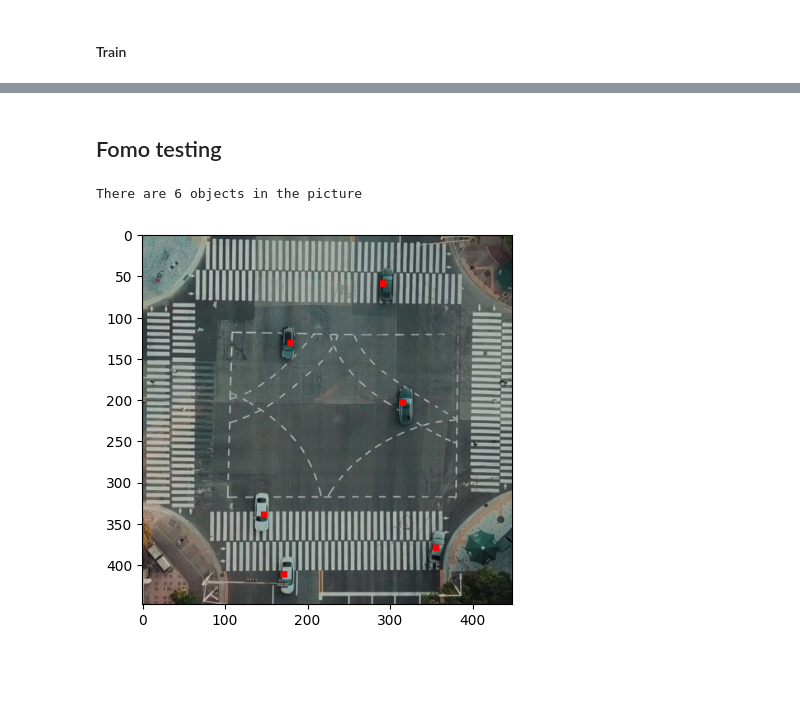
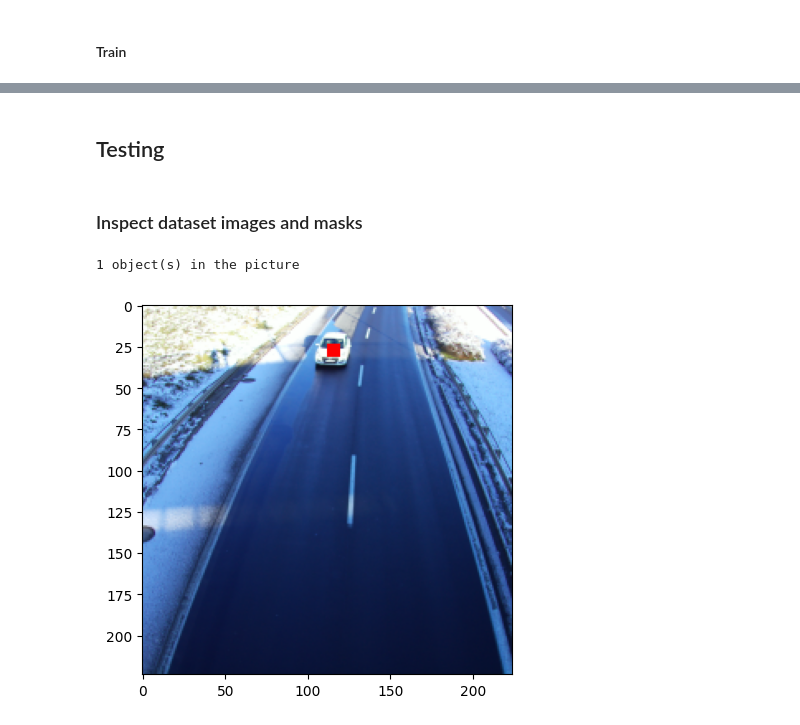
Before and after one commit to krzy3chu/FOMO, a Jupyter notebook: fomo.ipynb, the cells around one changed output, grey strips where cells are left out. Cells and saved outputs as stored; diff of their text form; code cells hidden in the pictures; blank space fills up the shorter version.

Commit message:
Split dataset to train/val in folders, refactor testing code.

```diff
--- a/fomo.ipynb
+++ b/fomo.ipynb
@@ -27,17 +26,17 @@ from pytorch_lightning.loggers import MLFlowLogger
 # %% [markdown]
 #### Constants
 # %%
-DATASET_DIR = Path("data")
+DATASET_DIR = Path("../cars_dataset_split")
+
 IMAGE_RESOLUTION = 224
 GRID_SCALE = 8
 NUMBER_OF_CLASSES = 1
 
-NUMBER_OF_EPOCHS = 100
-BATCH_SIZE = 20
+NUMBER_OF_EPOCHS = 10
+BATCH_SIZE = 32
 LEARNING_RATE = 1e-3
 
-DETECTION_THRESHOLD = 0.5
-CONNECTED_COMPONENTS = True
+DETECTION_THRESHOLD = 0.2
 # %% [markdown]
 #### BoundingBoxToMask
 # %%
@@ -74,16 +73,15 @@ class VehicleDataset(Dataset):
     def __init__(
         self,
         dataset_dir: Path,
-        subset: list[str],
         transform=None,
         target_transform=None,
     ):
-        self._images = [
-            dataset_dir / "images" / (element + ".jpg") for element in subset
-        ]
-        self._bounding_boxes = [
-            dataset_dir / "labels" / (element + ".txt") for element in subset
-        ]
+        self._images = sorted([
+            element for element in (dataset_dir / Path("images")).iterdir()
+        ])
+        self._bounding_boxes = sorted([
+            element for element in (dataset_dir / Path("labels/bounding_boxes")).iterdir()
+        ])
         self._transform = transform
         self._target_transform = target_transform
 
@@ -307,16 +302,28 @@ LOCAL_RANK: 0 - CUDA_VISIBLE_DEVICES: [0]
-# %% [markdown]
-## Fomo testing
+# %% [markdown]
+## Testing
+# %% [markdown]
+### Inspect dataset images and masks
 # %%
-def display_mask(mask: torch.Tensor, image: torch.Tensor):
+def inspect_dataset(data_idx: int, class_idx: int):
+    dataset = VehicleDataset(
+                DATASET_DIR / Path("training"),
+                Resize((IMAGE_RESOLUTION, IMAGE_RESOLUTION), antialias=True),
+                BoundingBoxToMask(IMAGE_RESOLUTION, GRID_SCALE, 1))
+    image = dataset[data_idx][0]
+    mask = dataset[data_idx][1][class_idx]
     image = image.permute(1, 2, 0).numpy().astype(int)
-    mask = mask.numpy()
     mask_res = cv2.resize(
-        mask,
+        mask.numpy(),
         dsize=(IMAGE_RESOLUTION, IMAGE_RESOLUTION),
         interpolation=cv2.INTER_NEAREST,
     )
-
     image[mask_res == 1] = [255, 0, 0]
     plt.imshow(image)
-    cnt = np.count_nonzero(mask == 1)
-    print("There are", str(cnt), "objects in the picture")
+
+    cnt = np.count_nonzero(mask)
+    print(str(cnt), "object(s) in the picture")
+
+inspect_dataset(data_idx=0, class_idx=0)
+# %% [output]
+1 object(s) in the picture
+[figure, added]
@@ -332,5 +329,0 @@ def inspect_training_data(data_index, mask_index):
-# %%
-inspect_training_data(data_index=4, mask_index=0)
-# %% [output]
-There are 6 objects in the picture
-[figure, removed]
```
Also changed, not shown: parts of 20 cells of this notebook, 1 other file.
